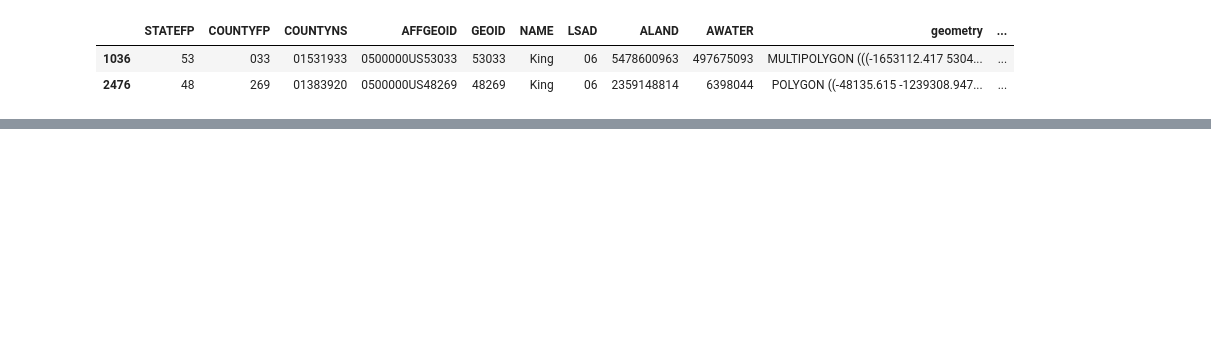
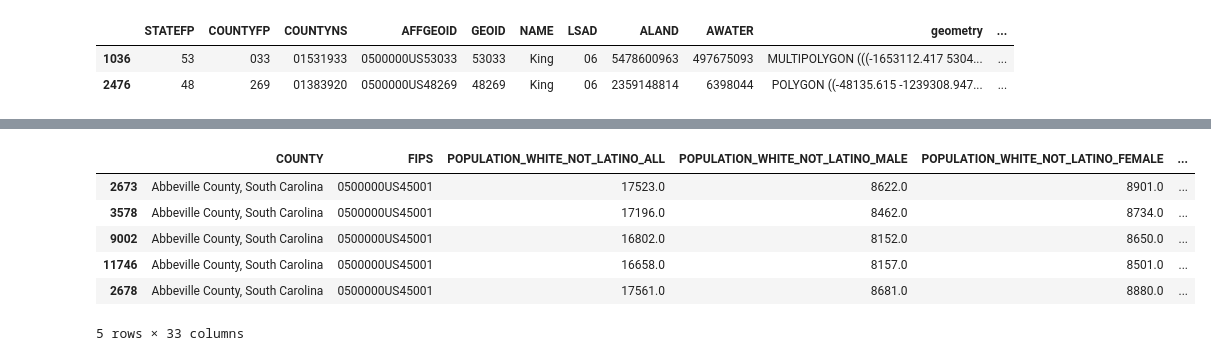
Before and after one commit to theanalyticsman/election_2024, a Jupyter notebook: Data Collection/census/census.ipynb, the cells around one changed output, grey strips where cells are left out. Saved outputs shown, nothing was run; the diff lists cells and outputs as text; code cells hidden in the pictures; blank space fills up the shorter version.

Commit message:
econ_date & census fix

```diff
--- a/Data Collection/census/census.ipynb
+++ b/Data Collection/census/census.ipynb
@@ -140 +239,17 @@ county_size.loc[county_size.STATEFP == '09']
+# %%
+census_data_size['POPULATION_DENSITY'] = census_data_size.POPULATION_TOTAL / census_data_size.area_sqmi
+census_data_size['RATIO_MALE'] = census_data_size.POPULATION_TOTAL_MALE / census_data_size.POPULATION_TOTAL
+census_data_size['RATIO_FEMALE'] = census_data_size.POPULATION_TOTAL_FEMALE / census_data_size.POPULATION_TOTAL
+census_data_size['RATIO_WHITE'] = census_data_size.POPULATION_WHITE_NOT_LATINO_ALL / census_data_size.POPULATION_TOTAL
+census_data_size['RATIO_HISPANIC'] = census_data_size.POPULATION_HISPANIC_OR_LATINO_ALL / census_data_size.POPULATION_TOTAL
+census_data_size['RATIO_POPULATION_BLACK_ALL'] = census_data_size.POPULATION_HISPANIC_OR_LATINO_ALL / census_data_size.POPULATION_TOTAL
+census_data_size['RATIO_POPULATION_DEGREE'] = census_data_size.POPULATION_HISPANIC_OR_LATINO_ALL / census_data_size.POPULATION_TOTAL
+# %%
+census_data_size_08['POPULATION_DENSITY'] = census_data_size_08.POPULATION_TOTAL / census_data_size_08.area_sqmi
+census_data_size_08['RATIO_MALE'] = census_data_size_08.POPULATION_TOTAL_MALE / census_data_size_08.POPULATION_TOTAL
+census_data_size_08['RATIO_FEMALE'] = census_data_size_08.POPULATION_TOTAL_FEMALE / census_data_size_08.POPULATION_TOTAL
+census_data_size_08['RATIO_WHITE'] = census_data_size_08.POPULATION_WHITE_NOT_LATINO_ALL / census_data_size_08.POPULATION_TOTAL
+census_data_size_08['RATIO_HISPANIC'] = census_data_size_08.POPULATION_HISPANIC_OR_LATINO_ALL / census_data_size_08.POPULATION_TOTAL
+census_data_size_08['RATIO_POPULATION_BLACK_ALL'] = census_data_size_08.POPULATION_HISPANIC_OR_LATINO_ALL / census_data_size_08.POPULATION_TOTAL
+census_data_size_08['RATIO_POPULATION_DEGREE'] = census_data_size_08.POPULATION_HISPANIC_OR_LATINO_ALL / census_data_size_08.POPULATION_TOTAL
 # %%
@@ -160,8 +272,0 @@ dtype: object
-# %%
-census_data_size['POPULATION_DENSITY'] = census_data_size.POPULATION_TOTAL / census_data_size.area_sqmi
-census_data_size['RATIO_MALE'] = census_data_size.POPULATION_TOTAL_MALE / census_data_size.POPULATION_TOTAL
-census_data_size['RATIO_FEMALE'] = census_data_size.POPULATION_TOTAL_FEMALE / census_data_size.POPULATION_TOTAL
-census_data_size['RATIO_WHITE'] = census_data_size.POPULATION_WHITE_NOT_LATINO_ALL / census_data_size.POPULATION_TOTAL
-census_data_size['RATIO_HISPANIC'] = census_data_size.POPULATION_HISPANIC_OR_LATINO_ALL / census_data_size.POPULATION_TOTAL
-census_data_size['POPULATION_BLACK_ALL'] = census_data_size.POPULATION_HISPANIC_OR_LATINO_ALL / census_data_size.POPULATION_TOTAL
-census_data_size['POPULATION_DEGREE'] = census_data_size.POPULATION_HISPANIC_OR_LATINO_ALL / census_data_size.POPULATION_TOTAL
@@ -167,0 +291,2 @@ census_data_size['POPULATION_DEGREE'] = census_data_size.POPULATION_HISPANIC_OR_
+# %%
+census_data_df = pd.concat([census_data_size, census_data_size_08])
@@ -167,0 +311,10 @@ census_data_size['POPULATION_DEGREE'] = census_data_size.POPULATION_HISPANIC_OR_
+# %%
+census_data_df.loc[census_data_df.FIPS == '0500000US45001']
+# %% [output]
+|  | COUNTY | FIPS | POPULATION_WHITE_NOT_LATINO_ALL | POPULATION_WHITE_NOT_LATINO_MALE | POPULATION_WHITE_NOT_LATINO_FEMALE | ... |
+| 2673 | Abbeville County, South Carolina | 0500000US45001 | 17523.0 | 8622.0 | 8901.0 | ... |
+| 3578 | Abbeville County, South Carolina | 0500000US45001 | 17196.0 | 8462.0 | 8734.0 | ... |
+| 9002 | Abbeville County, South Carolina | 0500000US45001 | 16802.0 | 8152.0 | 8650.0 | ... |
+| 11746 | Abbeville County, South Carolina | 0500000US45001 | 16658.0 | 8157.0 | 8501.0 | ... |
+| 2678 | Abbeville County, South Carolina | 0500000US45001 | 17561.0 | 8681.0 | 8880.0 | ... |
+5 rows × 33 columns
```
Also changed, not shown: parts of 22 cells of this notebook, 1 other file.
